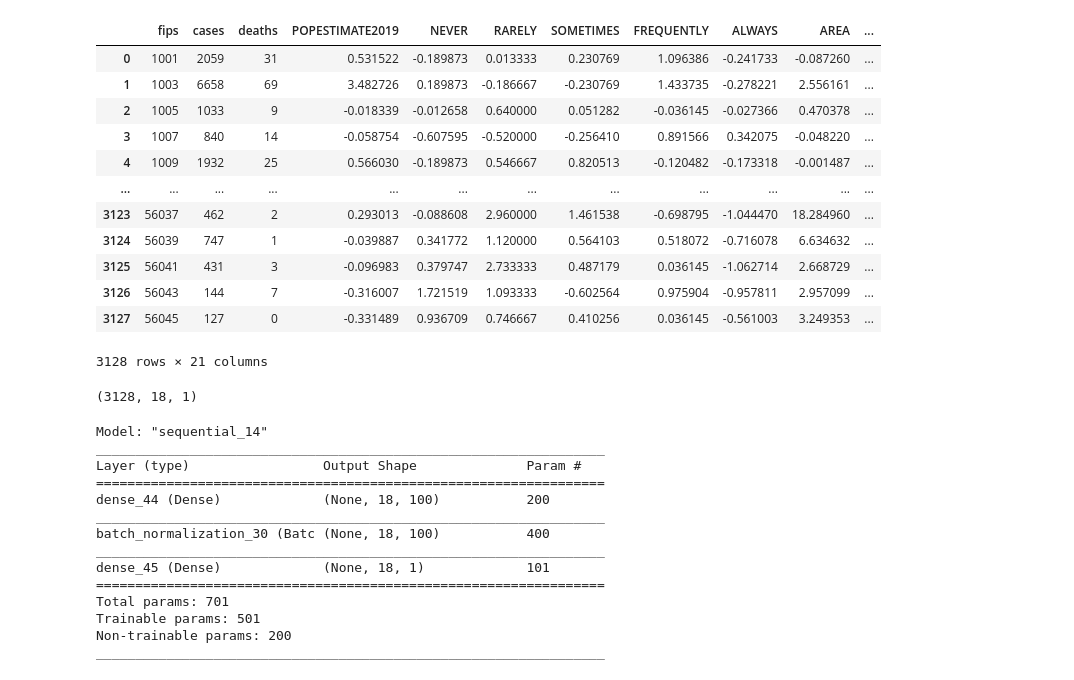
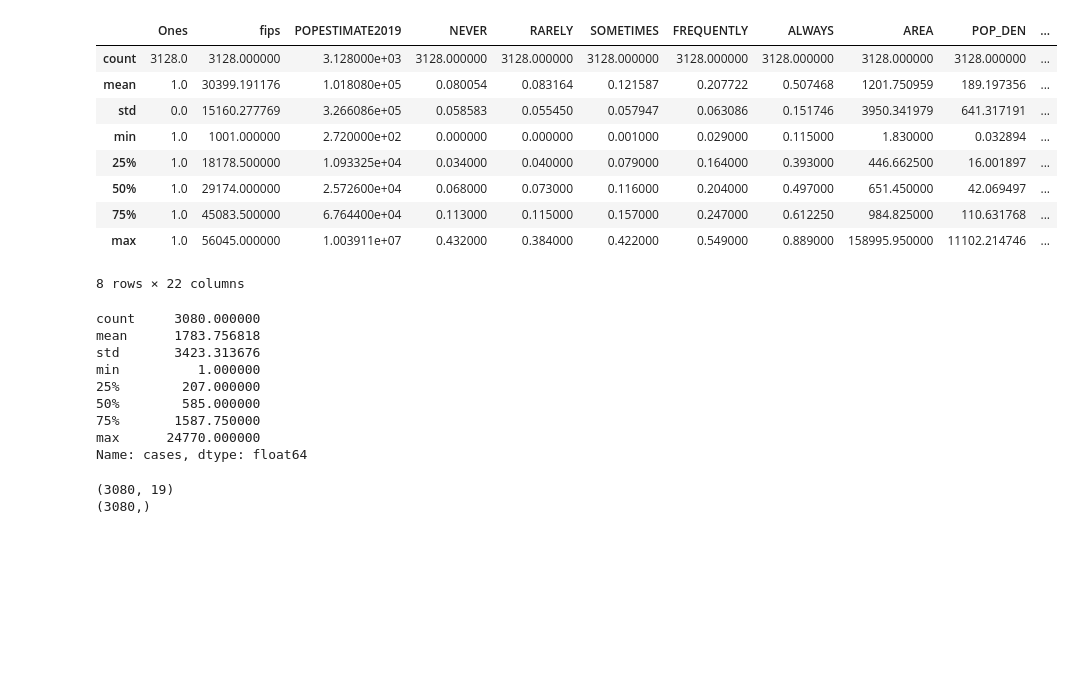
Before and after one commit to CS254-ML-FinalProject/Final-Project, a Jupyter notebook: CNN.ipynb, the cells around one changed output. Cells and saved outputs as stored; diff of their text form; code cells hidden in the pictures; blank space fills up the shorter version.

```diff
--- a/CNN.ipynb
+++ b/CNN.ipynb
@@ -51,22 +61,38 @@ normal_df.columns = column_titles
 normal_df['fips'] = df['fips']
 normal_df = normal_df.merge(county_cases, how="left", on="fips")
 column_titles = ["fips","cases","deaths","POPESTIMATE2019","NEVER","RARELY","SOMETIMES","FREQUENTLY","ALWAYS","AREA","POP_DEN","POP_DENxALWAYS","POP_DENxFREQUENTLY","POP_DENxSOMETIMES","POP_DENxRARELY","POP_DENxNEVER",'POPxALWAYS','POPxFREQUENTLY','POPxSOMETIMES','POPxRARELY','POPxNEVER']
+
+#column_titles = ["cases","deaths","POPESTIMATE2019","NEVER","RARELY","SOMETIMES","FREQUENTLY","ALWAYS"]
+
 normal_df = normal_df.reindex(columns=column_titles)
-normal_df
-# %% [output]
-|  | fips | cases | deaths | POPESTIMATE2019 | NEVER | RARELY | SOMETIMES | FREQUENTLY | ALWAYS | AREA | ... |
-| 0 | 1001 | 2059 | 31 | 0.531522 | -0.189873 | 0.013333 | 0.230769 | 1.096386 | -0.241733 | -0.087260 | ... |
-| 1 | 1003 | 6658 | 69 | 3.482726 | 0.189873 | -0.186667 | -0.230769 | 1.433735 | -0.278221 | 2.556161 | ... |
-| 2 | 1005 | 1033 | 9 | -0.018339 | -0.012658 | 0.640000 | 0.051282 | -0.036145 | -0.027366 | 0.470378 | ... |
-| 3 | 1007 | 840 | 14 | -0.058754 | -0.607595 | -0.520000 | -0.256410 | 0.891566 | 0.342075 | -0.048220 | ... |
-| 4 | 1009 | 1932 | 25 | 0.566030 | -0.189873 | 0.546667 | 0.820513 | -0.120482 | -0.173318 | -0.001487 | ... |
-| ... | ... | ... | ... | ... | ... | ... | ... | ... | ... | ... | ... |
-| 3123 | 56037 | 462 | 2 | 0.293013 | -0.088608 | 2.960000 | 1.461538 | -0.698795 | -1.044470 | 18.284960 | ... |
-| 3124 | 56039 | 747 | 1 | -0.039887 | 0.341772 | 1.120000 | 0.564103 | 0.518072 | -0.716078 | 6.634632 | ... |
-| 3125 | 56041 | 431 | 3 | -0.096983 | 0.379747 | 2.733333 | 0.487179 | 0.036145 | -1.062714 | 2.668729 | ... |
-| 3126 | 56043 | 144 | 7 | -0.316007 | 1.721519 | 1.093333 | -0.602564 | 0.975904 | -0.957811 | 2.957099 | ... |
-| 3127 | 56045 | 127 | 0 | -0.331489 | 0.936709 | 0.746667 | 0.410256 | 0.036145 | -0.561003 | 3.249353 | ... |
-3128 rows × 21 columns
+# %%
+df.describe()
+# %% [output]
+|  | Ones | fips | POPESTIMATE2019 | NEVER | RARELY | SOMETIMES | FREQUENTLY | ALWAYS | AREA | POP_DEN | ... |
+| count | 3128.0 | 3128.000000 | 3.128000e+03 | 3128.000000 | 3128.000000 | 3128.000000 | 3128.000000 | 3128.000000 | 3128.000000 | 3128.000000 | ... |
+| mean | 1.0 | 30399.191176 | 1.018080e+05 | 0.080054 | 0.083164 | 0.121587 | 0.207722 | 0.507468 | 1201.750959 | 189.197356 | ... |
+| std | 0.0 | 15160.277769 | 3.266086e+05 | 0.058583 | 0.055450 | 0.057947 | 0.063086 | 0.151746 | 3950.341979 | 641.317191 | ... |
+| min | 1.0 | 1001.000000 | 2.720000e+02 | 0.000000 | 0.000000 | 0.001000 | 0.029000 | 0.115000 | 1.830000 | 0.032894 | ... |
+| 25% | 1.0 | 18178.500000 | 1.093325e+04 | 0.034000 | 0.040000 | 0.079000 | 0.164000 | 0.393000 | 446.662500 | 16.001897 | ... |
+| 50% | 1.0 | 29174.000000 | 2.572600e+04 | 0.068000 | 0.073000 | 0.116000 | 0.204000 | 0.497000 | 651.450000 | 42.069497 | ... |
+| 75% | 1.0 | 45083.500000 | 6.764400e+04 | 0.113000 | 0.115000 | 0.157000 | 0.247000 | 0.612250 | 984.825000 | 110.631768 | ... |
+| max | 1.0 | 56045.000000 | 1.003911e+07 | 0.432000 | 0.384000 | 0.422000 | 0.549000 | 0.889000 | 158995.950000 | 11102.214746 | ... |
+8 rows × 22 columns
+# %%
+index = df[(df['cases'] >= 25000)|(df['cases'] <= 0)].index
+df.drop(index, inplace=True)
+normal_df.drop(index, inplace=True)
+df['cases'].describe()
+# %% [output]
+count     3080.000000
+mean      1783.756818
+std       3423.313676
+min          1.000000
+25%        207.000000
+50%        585.000000
+75%       1587.750000
+max      24770.000000
+Name: cases, dtype: float64
 # %%
 def split(X, Y, size):
     return train_test_split(X, Y, test_size=size)
@@ -78,32 +104,11 @@ cols = df.shape[1]
 X = np.array(normal_svm_df) # iloc slicing function
 y = np.array(df['cases'])
 # %%
-X = X.reshape(X.shape[0], X.shape[1], 1)
+#X = X.reshape(X.shape[0], X.shape[1], 1)
 print(X.shape)
+print(y.shape)
 # %% [output]
-(3128, 18, 1)
+(3080, 19)
+(3080,)
 # %%
 xtrain, xtest, ytrain, ytest=train_test_split(X, y, test_size=0.2)
-# %%
-model = tf.keras.models.Sequential()
-model.add(tf.keras.Input(shape=(18,1)))
-model.add(tf.keras.layers.Dense(100, activation="selu"))
-model.add(tf.keras.layers.BatchNormalization())
-model.add(tf.keras.layers.Dense(1, activation="selu"))
-model.compile(loss="mse", optimizer="Adam")
-model.summary()
-# %% [output]
-Model: "sequential_14"
-_________________________________________________________________
-Layer (type)                 Output Shape              Param #
-=================================================================
-dense_44 (Dense)             (None, 18, 100)           200
-_________________________________________________________________
-batch_normalization_30 (Batc (None, 18, 100)           400
-_________________________________________________________________
-dense_45 (Dense)             (None, 18, 1)             101
-=================================================================
-Total params: 701
-Trainable params: 501
-Non-trainable params: 200
-_________________________________________________________________
```
Also changed, not shown: parts of 12 cells of this notebook, 1 other file.
